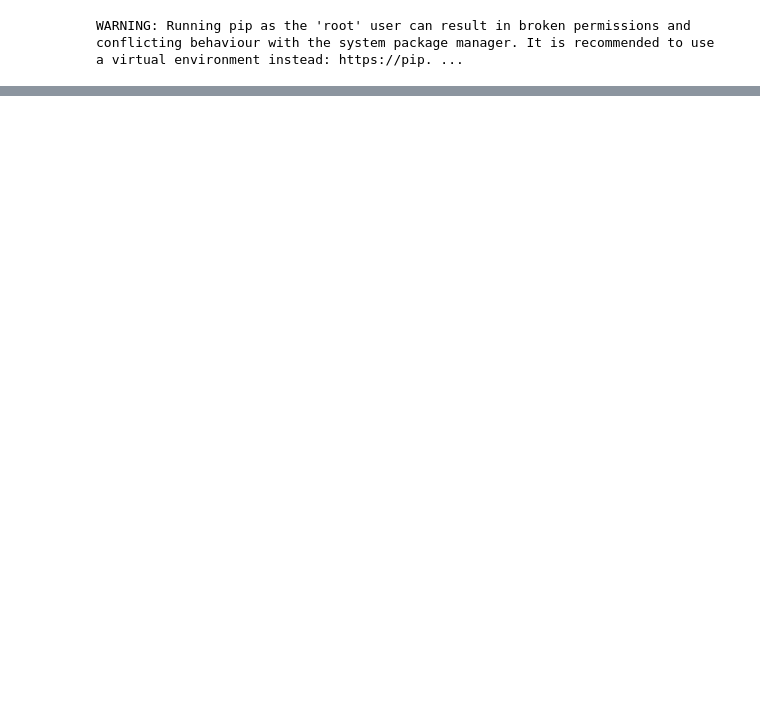
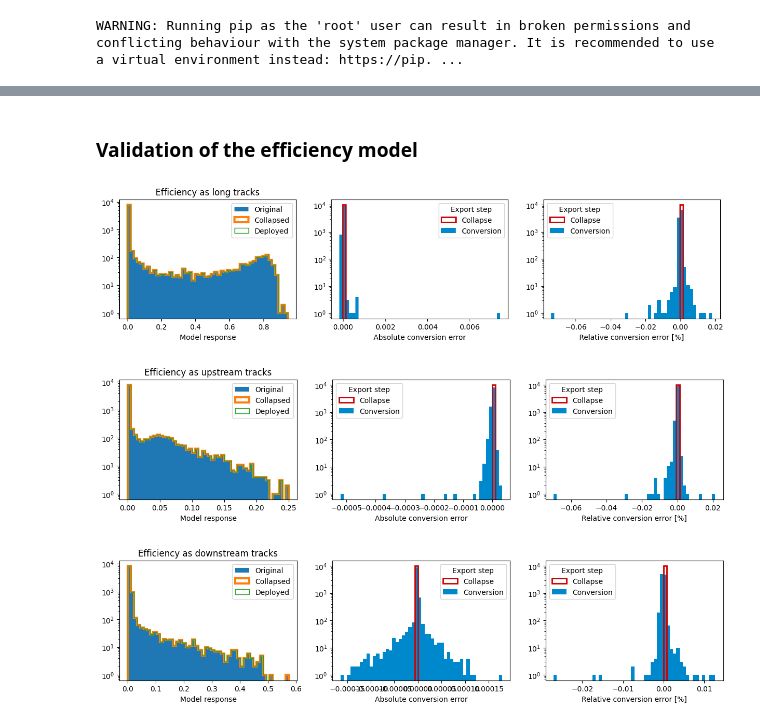
Before and after one commit to landerlini/lb-trksim-train, a Jupyter notebook: notebooks/Deploy.ipynb, the cells around one changed output, grey strips where cells are left out. Drawn from its saved outputs; the diff is of its cells as text; code cells hidden in the pictures; blank space fills up the shorter version.

```diff
--- a/notebooks/Deploy.ipynb
+++ b/notebooks/Deploy.ipynb
@@ -46,4 +298,20 @@ print(scikinC.convert(models), file=open(generated_c, 'w'))
 # %%
-lib_path = generated_c.replace('.C', str(np.random.randint(0xFFFFFF)) + '.so')
-print (lib_path)
-!gcc {generated_c} -o {lib_path} -O3 -lm --shared -fPIC
+default_lib_path = generated_c.replace('.C', str(np.random.randint(0xFFFFFF)) + '.so')
+lib_path = environ.get("GENERATED_LIBRARY", default_lib_path)
+
+import subprocess
+cmd = [
+    "gcc",
+    generated_c,
+    "gan_pipelines.c",
+    f"-D RESOLUTION_NUM_FEATURES={res_in}",
+    f"-D RESOLUTION_NUM_OUTPUTS={res_out}",
+    f"-D RESOLUTION_NUM_RANDOM={cov_rnd}",
+    f"-D COVARIANCE_NUM_FEATURES={cov_in}",
+    f"-D COVARIANCE_NUM_OUTPUTS={cov_out}",
+    f"-D COVARIANCE_NUM_RANDOM={cov_rnd}",
+    f"-o ./{lib_path}",
+    "-O3", "-lm", "--shared", "-fPIC"
+]
+print ("Compilation command:\n", "  \\\n  ".join(cmd))
+os.system(" ".join(cmd))
@@ -92,26 +451,32 @@ make_comparison_plot(
+# %% [markdown]
+### Validation of the efficiency model
 # %%
-data_reader = FeatherReader(environ.get("EFFICIENCY-TEST-DATA", "efficiency-validation"))
+data_reader = FeatherReader(environ.get("EFFICIENCY_TEST_DATA", "efficiency-validation"))
 test_dataset = data_reader.as_dask_dataframe().head(10_000, npartitions=-1)
 pX = test_dataset[data_reader.features].values
-X = invert_column_transformer(acceptance.tX, pX)
+X = invert_column_transformer(efficiency.tX, pX)
 
 make_comparison_plot(
     "Efficiency as long tracks",
-    efficiency.model.predict(pX)[:,1],
-    efficiency.collapsed_model.predict(pX)[:,1],
+    efficiency.model.predict(pX, verbose=False)[:,1],
+    efficiency.collapsed_model.predict(pX, verbose=False)[:,1],
     efficiency.deployed(X)[:,1]
 )
 
 make_comparison_plot(
     "Efficiency as upstream tracks",
-    efficiency.model.predict(pX)[:,2],
-    efficiency.collapsed_model.predict(pX)[:,2],
+    efficiency.model.predict(pX, verbose=False)[:,2],
+    efficiency.collapsed_model.predict(pX, verbose=False)[:,2],
     efficiency.deployed(X)[:,2]
 )
 
 make_comparison_plot(
     "Efficiency as downstream tracks",
-    efficiency.model.predict(pX)[:,3],
-    efficiency.collapsed_model.predict(pX)[:,3],
+    efficiency.model.predict(pX, verbose=False)[:,3],
+    efficiency.collapsed_model.predict(pX, verbose=False)[:,3],
     efficiency.deployed(X)[:,3]
 )
+# %% [output]
+[figure, added]
+[figure, added]
+[figure, added]
```
Also changed, not shown: parts of 32 cells of this notebook, 3 other files.
